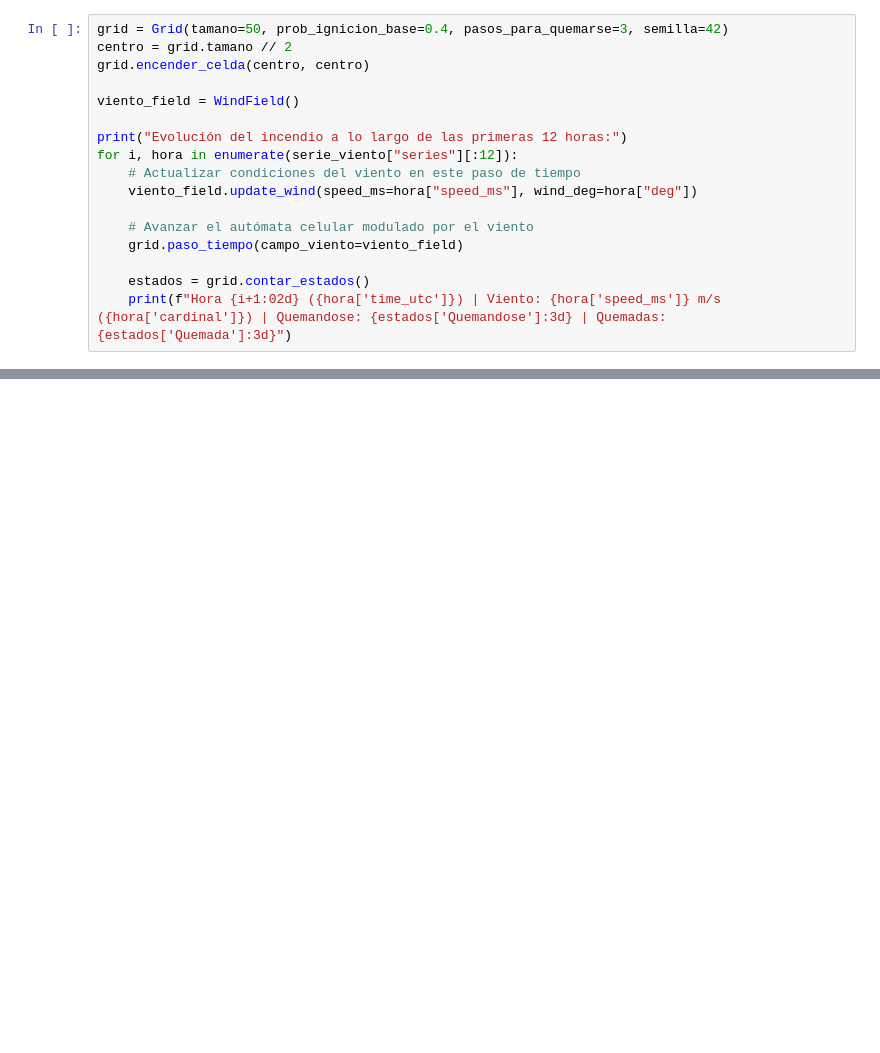
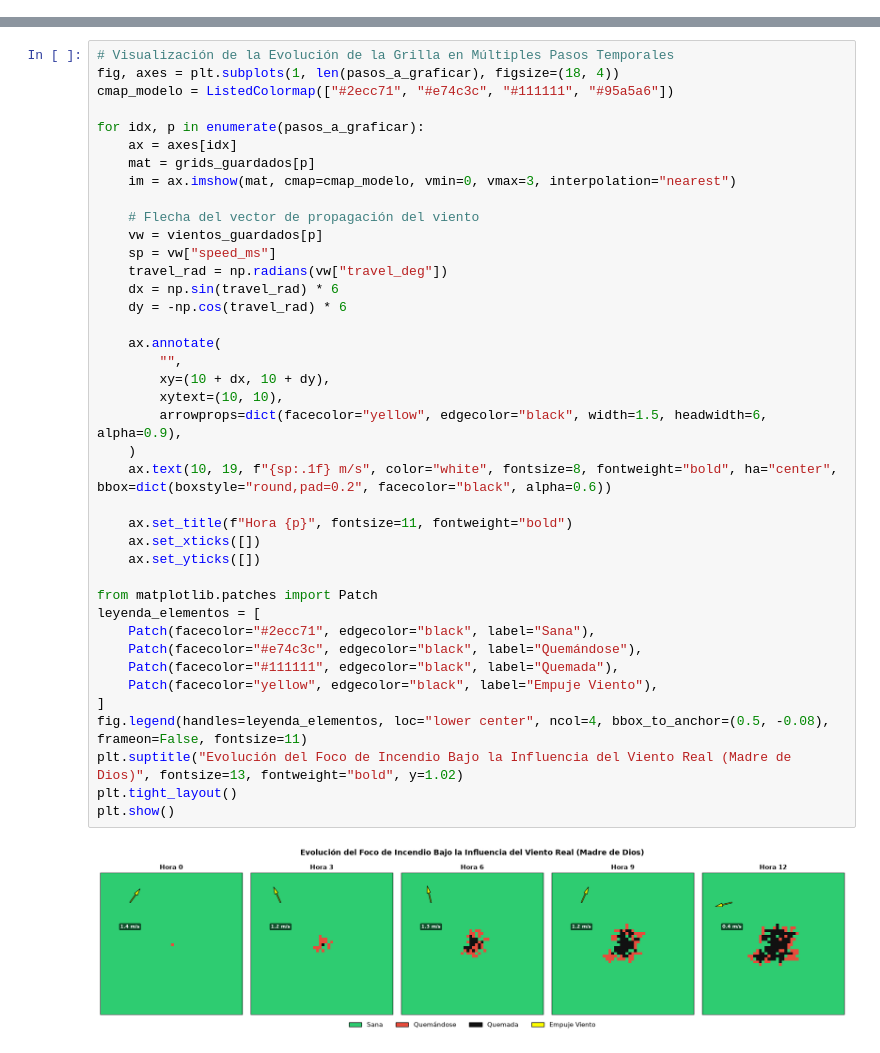
Before and after one commit to anthony-yt/wildfire-cellular-automata, a Jupyter notebook: notebooks/calibracion_caso_estudio.ipynb, the cells around one changed output, grey strips where cells are left out. Drawn from its saved outputs; the diff is of its cells as text; blank space fills up the shorter version.

```diff
--- a/notebooks/calibracion_caso_estudio.ipynb
+++ b/notebooks/calibracion_caso_estudio.ipynb
@@ -48,17 +46,0 @@ Instanciamos una grilla sintética de prueba de 50x50 y ejecutamos la simulació
-# %%
-grid = Grid(tamano=50, prob_ignicion_base=0.4, pasos_para_quemarse=3, semilla=42)
-centro = grid.tamano // 2
-grid.encender_celda(centro, centro)
-
-viento_field = WindField()
-
-print("Evolución del incendio a lo largo de las primeras 12 horas:")
-for i, hora in enumerate(serie_viento["series"][:12]):
-    # Actualizar condiciones del viento en este paso de tiempo
-    viento_field.update_wind(speed_ms=hora["speed_ms"], wind_deg=hora["deg"])
-
-    # Avanzar el autómata celular modulado por el viento
-    grid.paso_tiempo(campo_viento=viento_field)
-
-    estados = grid.contar_estados()
-    print(f"Hora {i+1:02d} ({hora['time_utc']}) | Viento: {hora['speed_ms']} m/s ({hora['cardinal']}) | Quemandose: {estados['Quemandose']:3d} | Quemadas: {estados['Quemada']:3d}")
@@ -69,0 +296,42 @@ for i, hora in enumerate(serie_viento["series"][:12]):
+# %%
+# Visualización de la Evolución de la Grilla en Múltiples Pasos Temporales
+fig, axes = plt.subplots(1, len(pasos_a_graficar), figsize=(18, 4))
+cmap_modelo = ListedColormap(["#2ecc71", "#e74c3c", "#111111", "#95a5a6"])
+
+for idx, p in enumerate(pasos_a_graficar):
+    ax = axes[idx]
+    mat = grids_guardados[p]
+    im = ax.imshow(mat, cmap=cmap_modelo, vmin=0, vmax=3, interpolation="nearest")
+
+    # Flecha del vector de propagación del viento
+    vw = vientos_guardados[p]
+    sp = vw["speed_ms"]
+    travel_rad = np.radians(vw["travel_deg"])
+    dx = np.sin(travel_rad) * 6
+    dy = -np.cos(travel_rad) * 6
+
+    ax.annotate(
+        "",
+        xy=(10 + dx, 10 + dy),
+        xytext=(10, 10),
+        arrowprops=dict(facecolor="yellow", edgecolor="black", width=1.5, headwidth=6, alpha=0.9),
+    )
+    ax.text(10, 19, f"{sp:.1f} m/s", color="white", fontsize=8, fontweight="bold", ha="center", bbox=dict(boxstyle="round,pad=0.2", facecolor="black", alpha=0.6))
+
+    ax.set_title(f"Hora {p}", fontsize=11, fontweight="bold")
+    ax.set_xticks([])
+    ax.set_yticks([])
+
+from matplotlib.patches import Patch
+leyenda_elementos = [
+    Patch(facecolor="#2ecc71", edgecolor="black", label="Sana"),
+    Patch(facecolor="#e74c3c", edgecolor="black", label="Quemándose"),
+    Patch(facecolor="#111111", edgecolor="black", label="Quemada"),
+    Patch(facecolor="yellow", edgecolor="black", label="Empuje Viento"),
+]
+fig.legend(handles=leyenda_elementos, loc="lower center", ncol=4, bbox_to_anchor=(0.5, -0.08), frameon=False, fontsize=11)
+plt.suptitle("Evolución del Foco de Incendio Bajo la Influencia del Viento Real (Madre de Dios)", fontsize=13, fontweight="bold", y=1.02)
+plt.tight_layout()
+plt.show()
+# %% [output]
+[figure, added]
```
Also changed, not shown: parts of 15 cells of this notebook, 2 other files.
